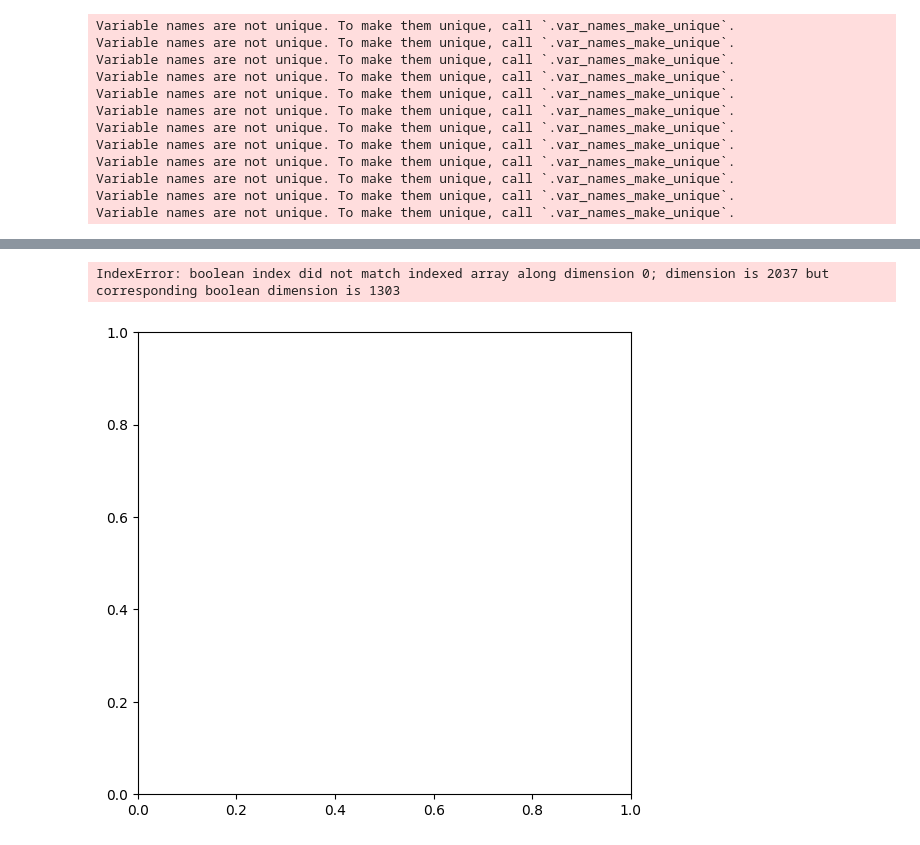
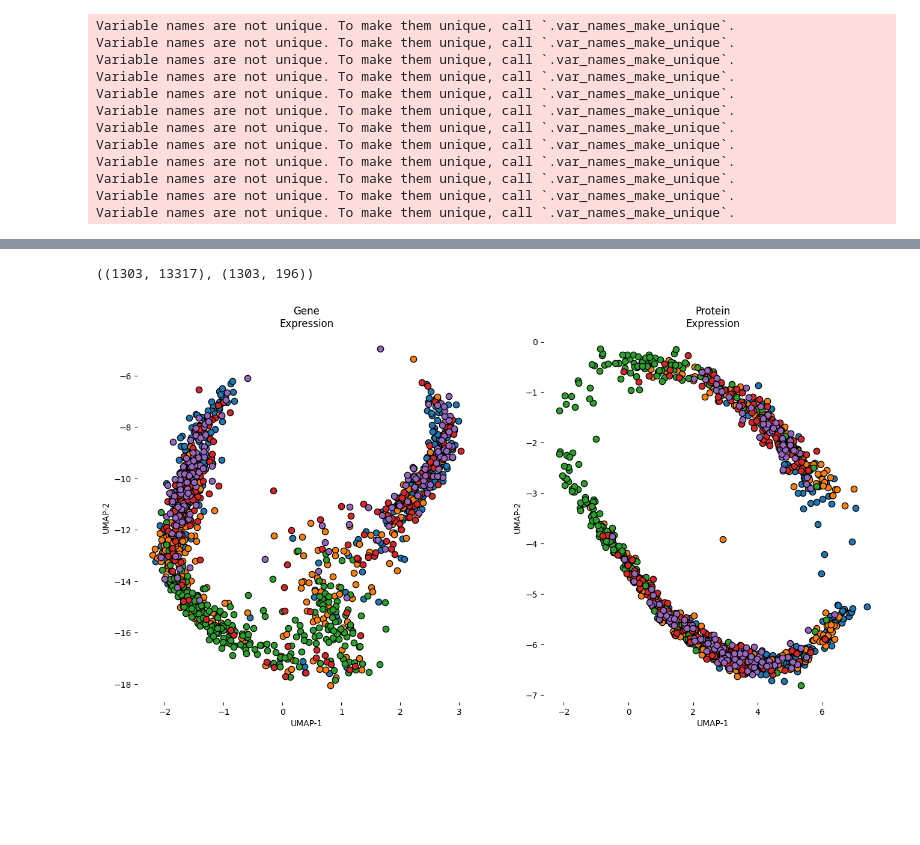
Before and after one commit to Koushul/SPICESS, a Jupyter notebook: notebooks/TwoSpice.ipynb, the cells around one changed output, grey strips where cells are left out. Saved outputs shown, nothing was run; the diff lists cells and outputs as text; code cells hidden in the pictures; blank space fills up the shorter version.

```diff
--- a/notebooks/TwoSpice.ipynb
+++ b/notebooks/TwoSpice.ipynb
@@ -206,3 +167,0 @@ labels2 = [i for i in pdata2.obs.leiden.values]
-# %%
-type1 = labels1 + labels2
-type2 = labels1 + labels2
@@ -221,0 +168,12 @@ d12 = pdata1.X.toarray()
+# %%
+gex = featurize(adata, pca_dim=1024)
+pex = featurize(pdata, pca_dim=1024, clr=True)
+# d11, d12 = gex.features_pca.cpu().numpy(), pex.features_pca.cpu().numpy()
+d11, d12 = gex.features.cpu().numpy(), pex.features.cpu().numpy()
+
+corr = torch.eye(d11.shape[0], d12.shape[0]).cuda()
+# d11 = torch.tensor(d11).float().cuda()
+# d12 = torch.tensor(d12).float().cuda()
+d11.shape, d12.shape
+# %% [output]
+((1303, 13317), (1303, 196))
@@ -222,12 +182,16 @@ d12 = pdata1.X.toarray()
+# %%
+d11_pca = PCA(n_components=196).fit_transform(d11)
+d12_pca = PCA(n_components=196).fit_transform(d12)
+# %%
+d11 = torch.tensor(d11_pca).cuda()
+d12 = torch.tensor(d12_pca).cuda()
 # %%
-plt.rcParams['figure.figsize'] = (14, 6)
-plot_latent([d11, d12], [type1, type2],
+xyp, xyg = plot_latent([d11.cpu().numpy(), d12.cpu().numpy()], [type1, type2],
             ['Gene\nExpression', 'Protein\nExpression'],
             legend=False, method='umap',
-            separate_dim=True)
+            separate_dim=True);
 # %% [output]
-IndexError: boolean index did not match indexed array along dimension 0; dimension is 2037 but corresponding boolean dimension is 1303
-[figure, old version]
+[figure, new version]
 # %%
 model = SpatialVAE([d11.shape[1], d12.shape[1]], 32).cuda()
 optimizer = optim.Adam(model.parameters(), lr=2e-3, weight_decay=0)
```
Also changed, not shown: parts of 26 cells of this notebook, 2 other files.
